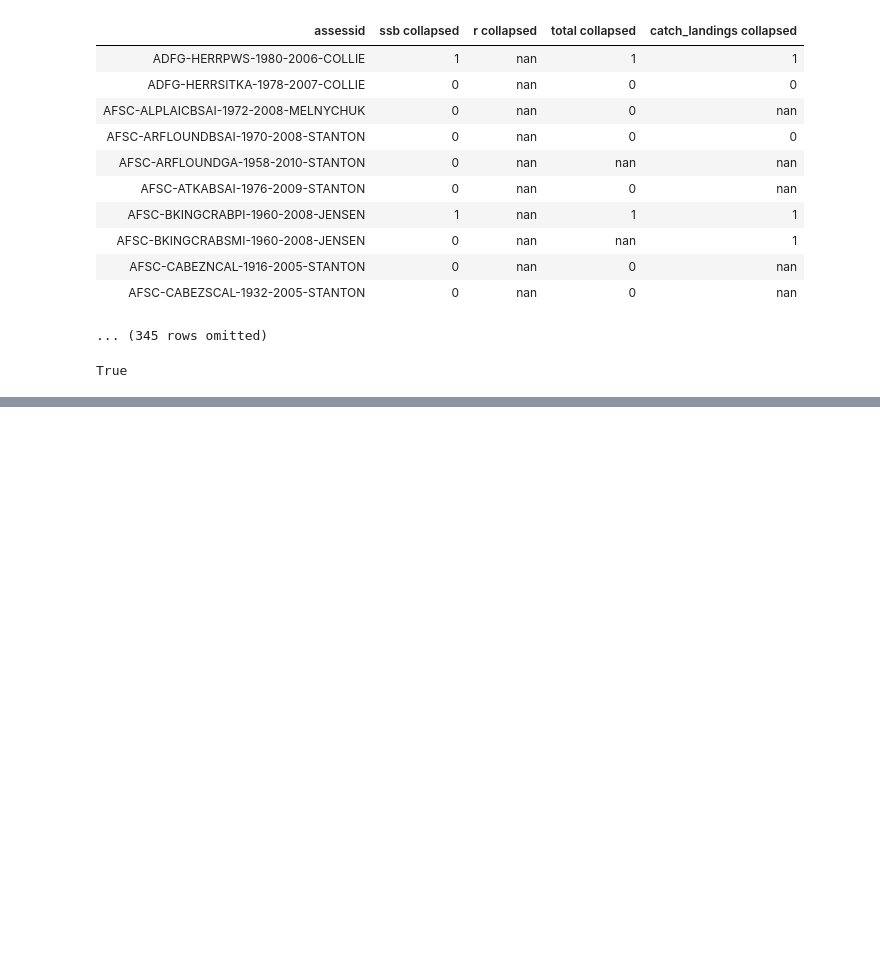
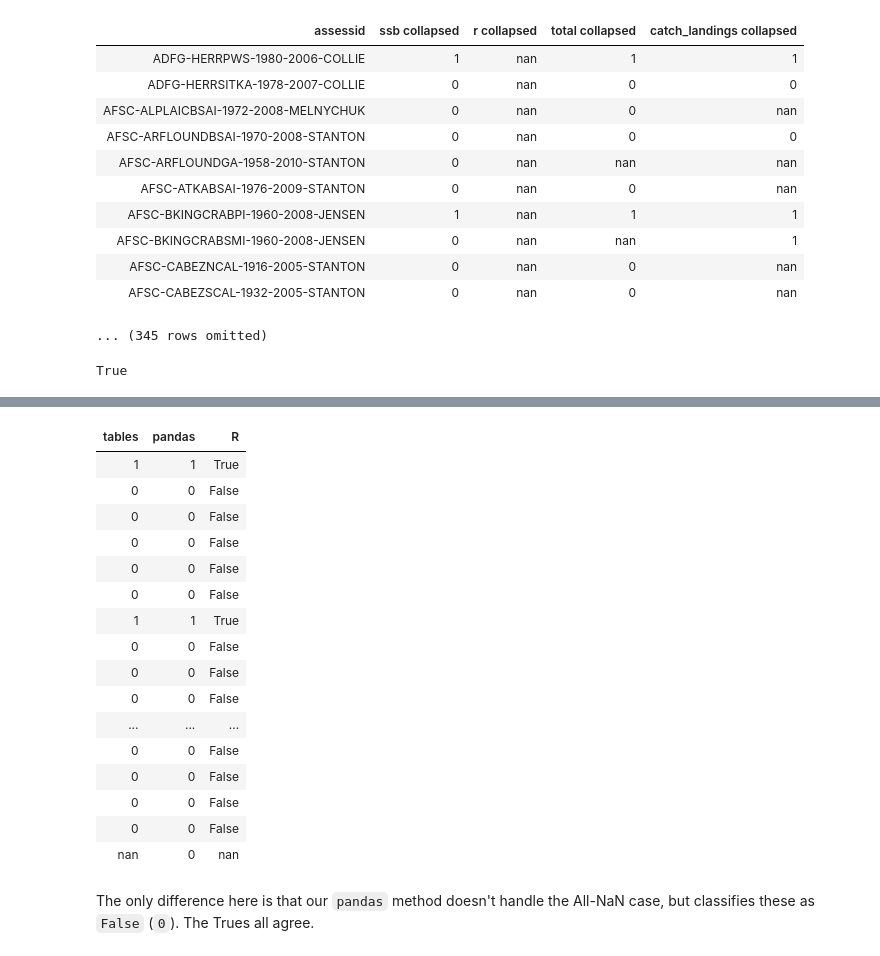
Before and after one commit to linbrian/espm-88b, a Jupyter notebook: modules/fish/fish.ipynb, the cells around one changed output, grey strips where cells are left out. Drawn from its saved outputs; the diff is of its cells as text; code cells hidden in the pictures; blank space fills up the shorter version.

```diff
--- a/modules/fish/fish.ipynb
+++ b/modules/fish/fish.ipynb
@@ -13,8 +13,8 @@ def collapsed(an_array):
     else:
         return an_array[-1] < 0.1 * col_max
 # %%
-df = values.select(['assessid', 'ssb', 'r', 'total', 'catch_landings']).group('assessid', collapsed)
-df
+df_tables = values.select(['assessid', 'ssb', 'r', 'total', 'catch_landings']).group('assessid', collapsed)
+df_tables
 # %% [output]
 | assessid | ssb collapsed | r collapsed | total collapsed | catch_landings collapsed |
 | ADFG-HERRPWS-1980-2006-COLLIE | 1 | nan | 1 | 1 |
@@ -123,0 +91,27 @@ array([ True,  True,  True,  True,  True,  True,  True,  True,  True,
+# %%
+df_R = ds.Table.read_table("df_R.csv")
+# %%
+ds.Table([df_tables["ssb collapsed"],
+          np.array(df_pandas["ssb"]),
+          df_R["collapsed(ssb)"]],
+         ["tables", "pandas", "R"]).show()
+# %% [output]
+| tables | pandas | R |
+| 1 | 1 | True |
+| 0 | 0 | False |
+| 0 | 0 | False |
+| 0 | 0 | False |
+| 0 | 0 | False |
+| 0 | 0 | False |
+| 1 | 1 | True |
+| 0 | 0 | False |
+| 0 | 0 | False |
+| 0 | 0 | False |
+| ... | ... | ... |
+| 0 | 0 | False |
+| 0 | 0 | False |
+| 0 | 0 | False |
+| 0 | 0 | False |
+| nan | 0 | nan |
+# %% [markdown]
+The only difference here is that our `pandas` method doesn't handle the All-NaN case, but classifies these as `False` (`0`).  The Trues all agree.
```
Also changed, not shown: parts of 14 cells of this notebook.
